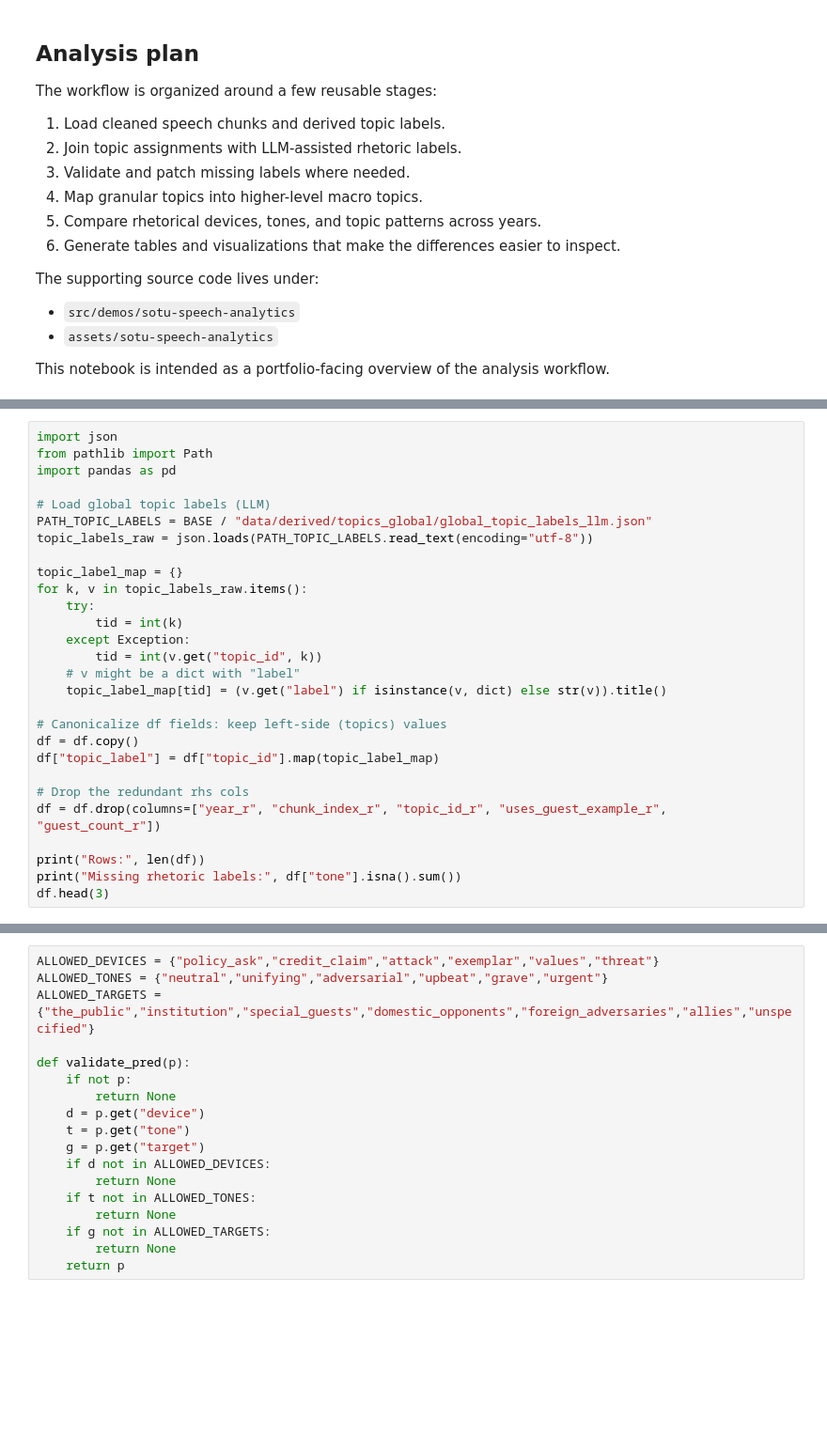
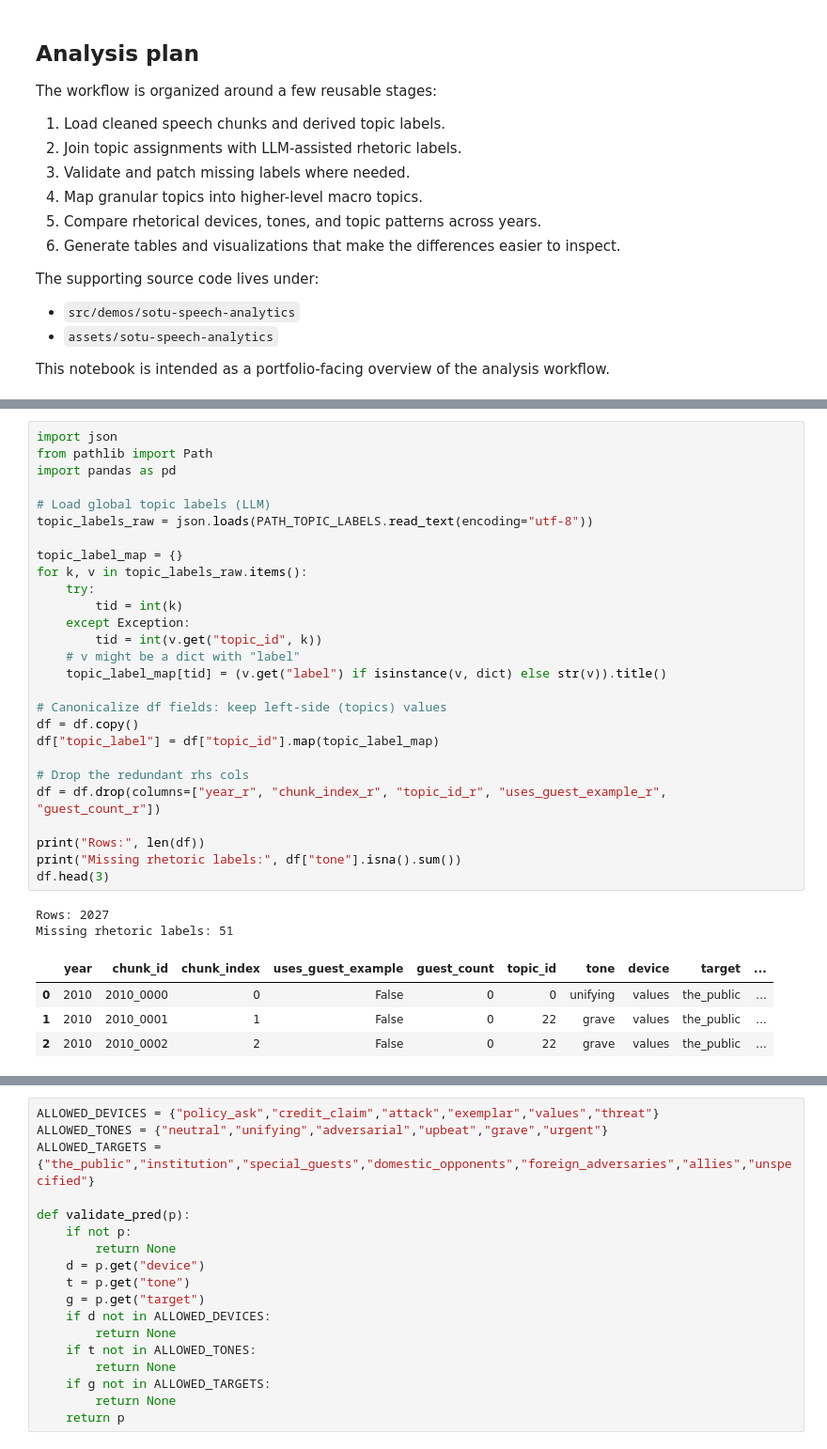
Before and after one commit to dougdaly/Generative-AI, a Jupyter notebook: Projects/sotu-speech-analytics/00_sotu_speech_analytics_overview.ipynb, the cells around one changed output, grey strips where cells are left out. Shown at 94% size. Saved outputs shown, nothing was run; the diff lists cells and outputs as text; blank space fills up the shorter version.

```diff
--- a/Projects/sotu-speech-analytics/00_sotu_speech_analytics_overview.ipynb
+++ b/Projects/sotu-speech-analytics/00_sotu_speech_analytics_overview.ipynb
@@ -101,31 +105,37 @@ df = topics.merge(
 # %%
 import json
 from pathlib import Path
 import pandas as pd
 
 # Load global topic labels (LLM)
-PATH_TOPIC_LABELS = BASE / "data/derived/topics_global/global_topic_labels_llm.json"
 topic_labels_raw = json.loads(PATH_TOPIC_LABELS.read_text(encoding="utf-8"))
 
 topic_label_map = {}
 for k, v in topic_labels_raw.items():
     try:
         tid = int(k)
     except Exception:
         tid = int(v.get("topic_id", k))
     # v might be a dict with "label"
     topic_label_map[tid] = (v.get("label") if isinstance(v, dict) else str(v)).title()
 
 # Canonicalize df fields: keep left-side (topics) values
 df = df.copy()
 df["topic_label"] = df["topic_id"].map(topic_label_map)
 
 # Drop the redundant rhs cols
 df = df.drop(columns=["year_r", "chunk_index_r", "topic_id_r", "uses_guest_example_r", "guest_count_r"])
 
 print("Rows:", len(df))
 print("Missing rhetoric labels:", df["tone"].isna().sum())
 df.head(3)
+# %% [output]
+Rows: 2027
+Missing rhetoric labels: 51
+|  | year | chunk_id | chunk_index | uses_guest_example | guest_count | topic_id | tone | device | target | ... |
+| 0 | 2010 | 2010_0000 | 0 | False | 0 | 0 | unifying | values | the_public | ... |
+| 1 | 2010 | 2010_0001 | 1 | False | 0 | 22 | grave | values | the_public | ... |
+| 2 | 2010 | 2010_0002 | 2 | False | 0 | 22 | grave | values | the_public | ... |
 # %%
 missing = df[df["tone"].isna()][["year","chunk_id","chunk_index","topic_id","topic_label"]].copy()
 missing.shape, missing.head()
```
Also changed, not shown: parts of 15 cells of this notebook, 39 other files.
